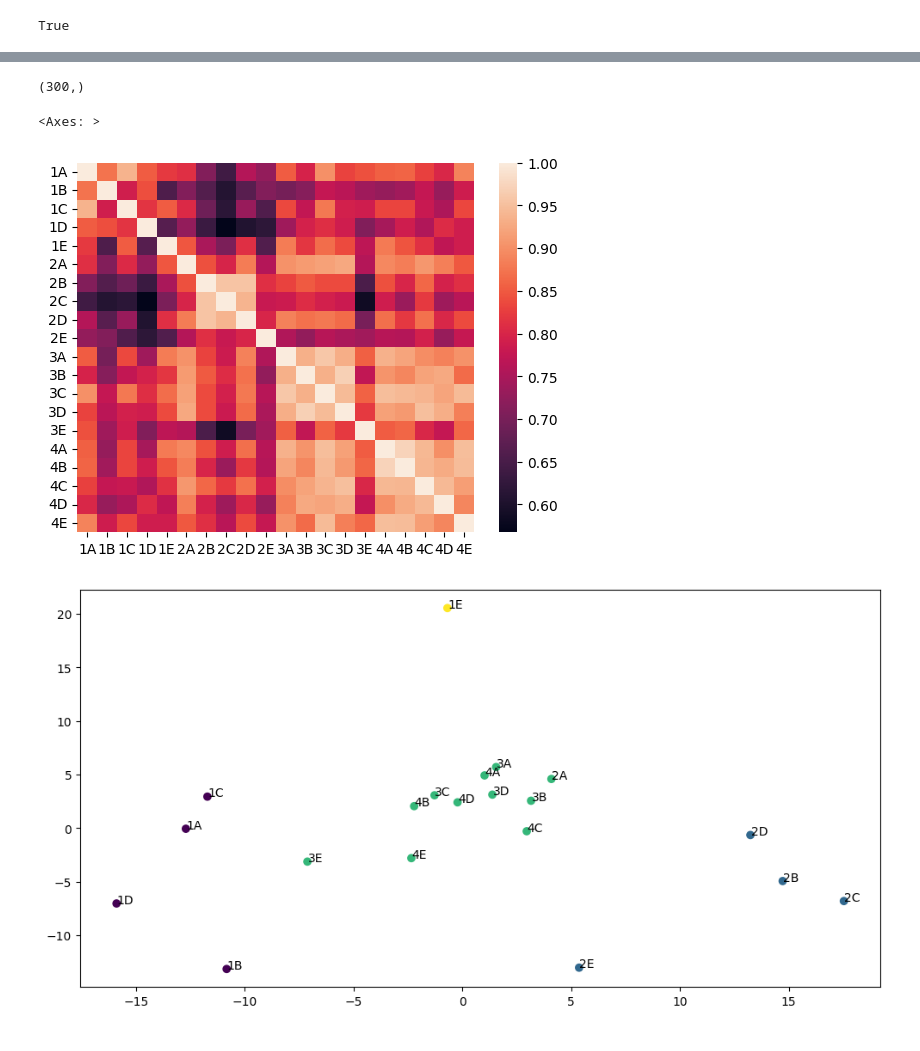
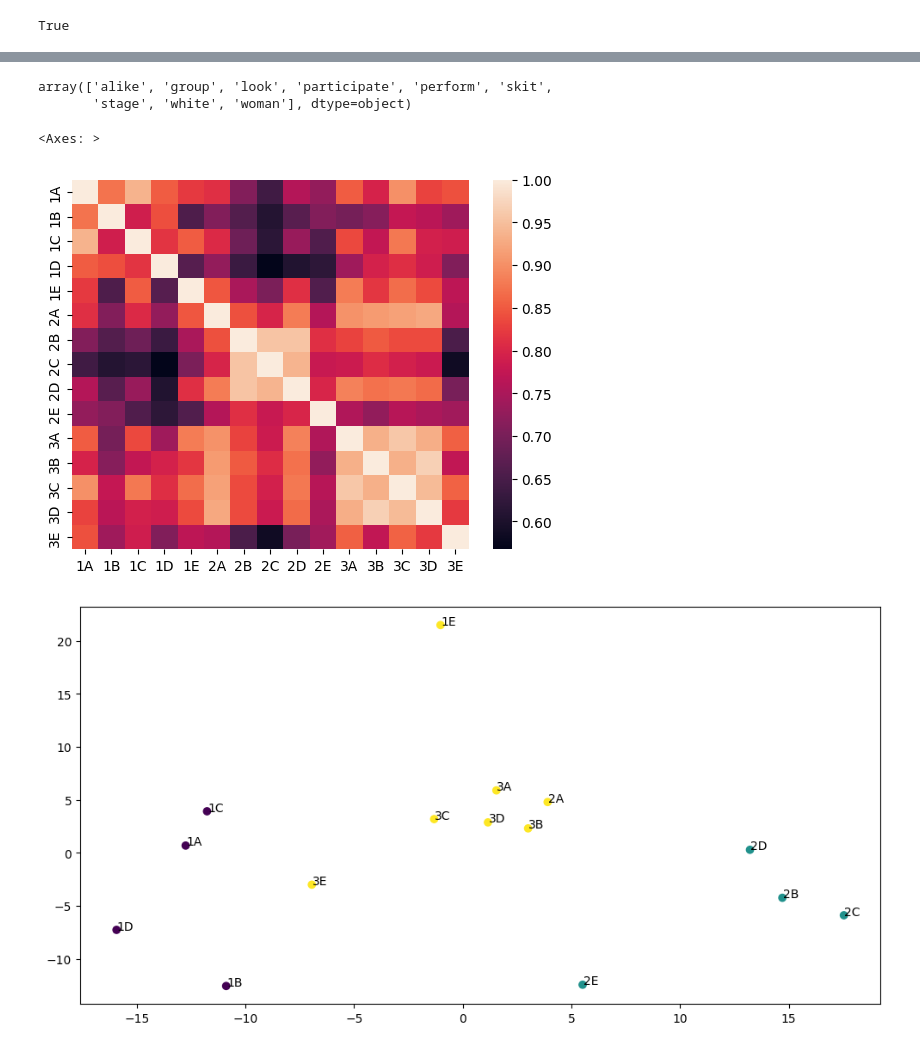
Before and after one commit to ak-malone/NLU, a Jupyter notebook: examples.ipynb, the cells around one changed output, grey strips where cells are left out. Cells and saved outputs as stored; diff of their text form; code cells hidden in the pictures.

```diff
--- a/examples.ipynb
+++ b/examples.ipynb
@@ -34,7 +34,7 @@ If you are in a Jupyter or Colab notebook, you may need to restart Python in
 order to load all the package's dependencies. You can do this by selecting the
 'Restart kernel' or 'Restart runtime' option.
 # %%
-pics = pd.read_json("hf://datasets/embedding-data/flickr30k_captions_quintets/flickr30k_captions.jsonl.gz", lines=True)
+pictures = pd.read_json("hf://datasets/embedding-data/flickr30k_captions_quintets/flickr30k_captions.jsonl.gz", lines=True)
 # %% [output]
 The secret `HF_TOKEN` does not exist in your Colab secrets.
 To authenticate with the Hugging Face Hub, create a token in your settings tab (https://huggingface.co/settings/tokens), set it as secret in your Google Colab and restart your session.
@@ -42,7 +42,7 @@ You will be able to reuse this secret in all of your notebooks.
 Please note that authentication is recommended but still optional to access public models or datasets.
   warnings.warn(
 # %%
-pic11013 = pics.iloc[11013]['set']
+pic11013 = pictures.iloc[11013]['set']
 pic11013
 # %% [output]
 ['Some women in white perform on a stage.',
@@ -511,0 +336,6 @@ True
+# %%
+pic2 = pictures.iloc[2]['set']
+pic16 = pictures.iloc[16]['set']
+pic94 = pictures.iloc[94]['set']
+pic19521 = pictures.iloc[19521]['set']
+pic31782 = pictures.iloc[31782]['set']
@@ -511,0 +356,2 @@ True
+# %%
+pic_sentence_labels = [n+l for n in ['1','2','3'] for l in ['A','B','C','D','E']]
@@ -512,3 +476,8 @@ True
+# %%
+dictionary
+# %% [output]
+array(['alike', 'group', 'look', 'participate', 'perform', 'skit',
+       'stage', 'white', 'woman'], dtype=object)
 # %%
 nlp11013 = []
 nlp2 = []
@@ -519,29 +488,25 @@ for i in range(5):
   nlp2.append(nlp(pic2[i]).vector)
   nlp16.append(nlp(pic16[i]).vector)
   nlp31782.append(nlp(pic31782[i]).vector)
-# %%
-nlp11013[0].shape
-# %% [output]
-(300,)
 # %%
-sns.heatmap(cosine_similarity(nlp11013+nlp2+nlp16+nlp31782), xticklabels=pic_sentence_labels,yticklabels=pic_sentence_labels)
+sns.heatmap(cosine_similarity(nlp11013+nlp2+nlp16), xticklabels=pic_sentence_labels,yticklabels=pic_sentence_labels)
 # %% [output]
 <Axes: >
-[figure, old version]
+[figure, new version]
 # %%
-cls = KMeans(n_clusters=4)
-cls.fit_predict(nlp11013+nlp2+nlp16+nlp31782)
+cls = KMeans(n_clusters=3)
+cls.fit_predict(nlp11013+nlp2+nlp16)
 
 # to get cluster labels for the dataset used while
 # training the model (used for models that do not
 # support prediction on new dataset).
 cls.labels_
 
-twodim = PCA().fit_transform(nlp11013+nlp2+nlp16+nlp31782)[:,:2]
+twodim = PCA().fit_transform(nlp11013+nlp2+nlp16)[:,:2]
 plt.figure(figsize=(12,6))
 plt.scatter(twodim[:,0], twodim[:,1], c=cls.labels_)
 for word, (x,y) in zip(pic_sentence_labels, twodim):
     plt.text(x+0.02, y+0.01, word)
 plt.show()
 # %% [output]
-[figure, old version]
+[figure, new version]
```
Also changed, not shown: parts of 104 cells of this notebook.
